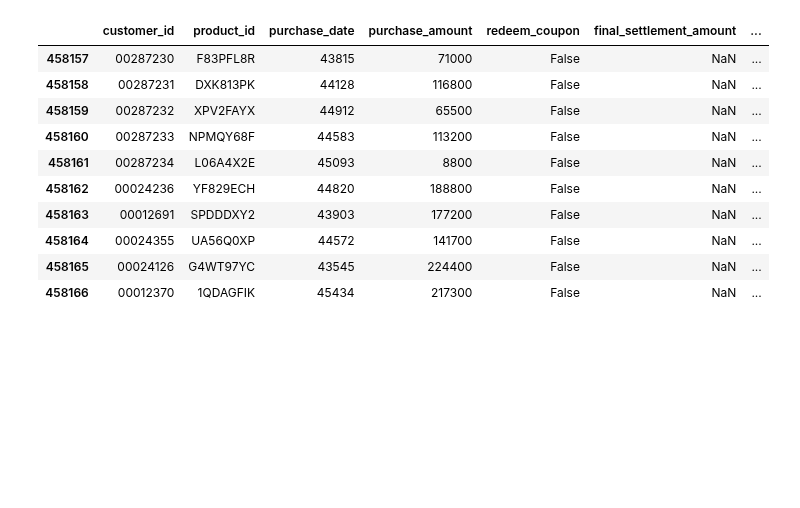
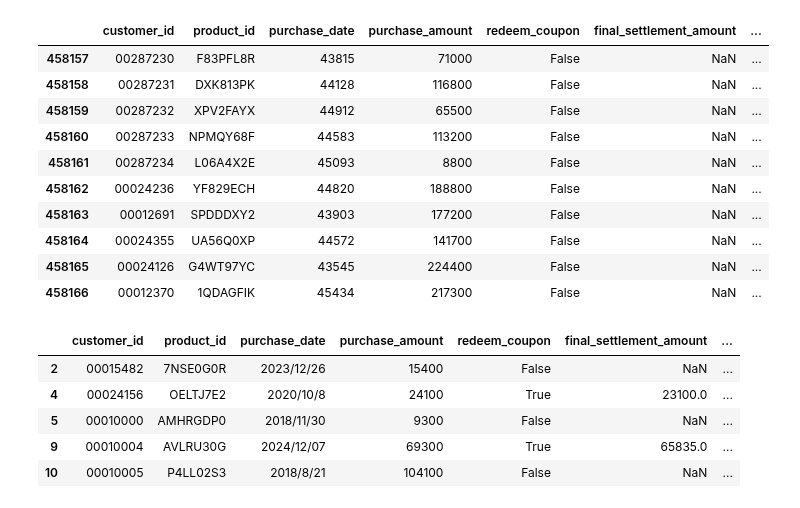
Before and after one commit to maton369/Data_Preprocessing_For_Data_Analyze, a Jupyter notebook: code/05_sort_filter.ipynb, the cells around one changed output. Cells and saved outputs as stored; diff of their text form; code cells hidden in the pictures; blank space fills up the shorter version.

```diff
--- a/code/05_sort_filter.ipynb
+++ b/code/05_sort_filter.ipynb
@@ -185,3 +185,16 @@ last_10_rows
 | 458164 | 00024355 | UA56Q0XP | 44572 | 141700 | False | NaN | ... |
 | 458165 | 00024126 | G4WT97YC | 43545 | 224400 | False | NaN | ... |
 | 458166 | 00012370 | 1QDAGFIK | 45434 | 217300 | False | NaN | ... |
+# %%
+# 'purchase_channel'が1のデータのみを抽出
+selected_data = df[df["purchase_channel"] == 1]
+
+# 結果の表示
+selected_data.head()
+# %% [output]
+|  | customer_id | product_id | purchase_date | purchase_amount | redeem_coupon | final_settlement_amount | ... |
+| 2 | 00015482 | 7NSE0G0R | 2023/12/26 | 15400 | False | NaN | ... |
+| 4 | 00024156 | OELTJ7E2 | 2020/10/8 | 24100 | True | 23100.0 | ... |
+| 5 | 00010000 | AMHRGDP0 | 2018/11/30 | 9300 | False | NaN | ... |
+| 9 | 00010004 | AVLRU30G | 2024/12/07 | 69300 | True | 65835.0 | ... |
+| 10 | 00010005 | P4LL02S3 | 2018/8/21 | 104100 | False | NaN | ... |
```
Also changed, not shown: parts of 3 cells of this notebook.
